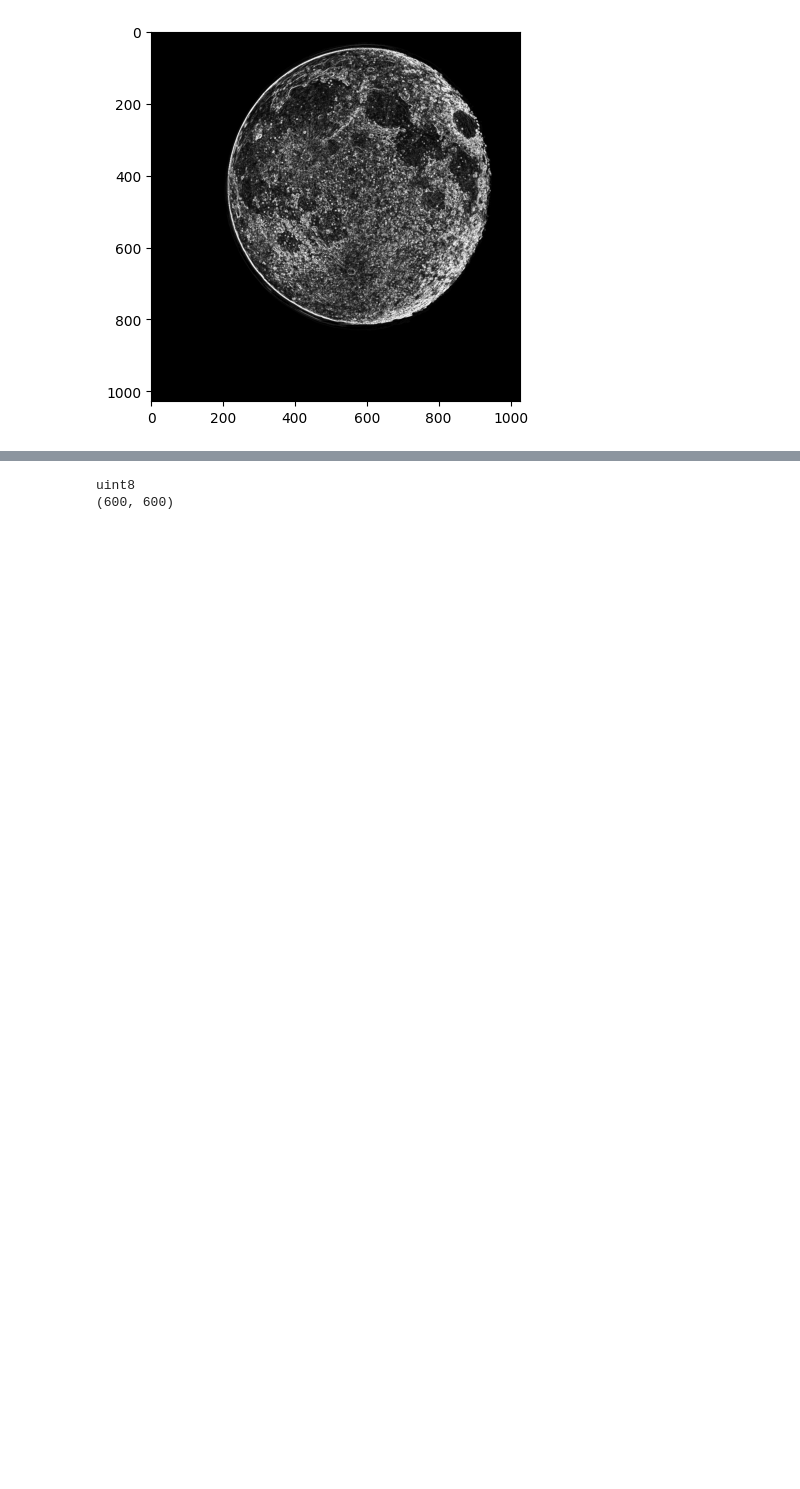
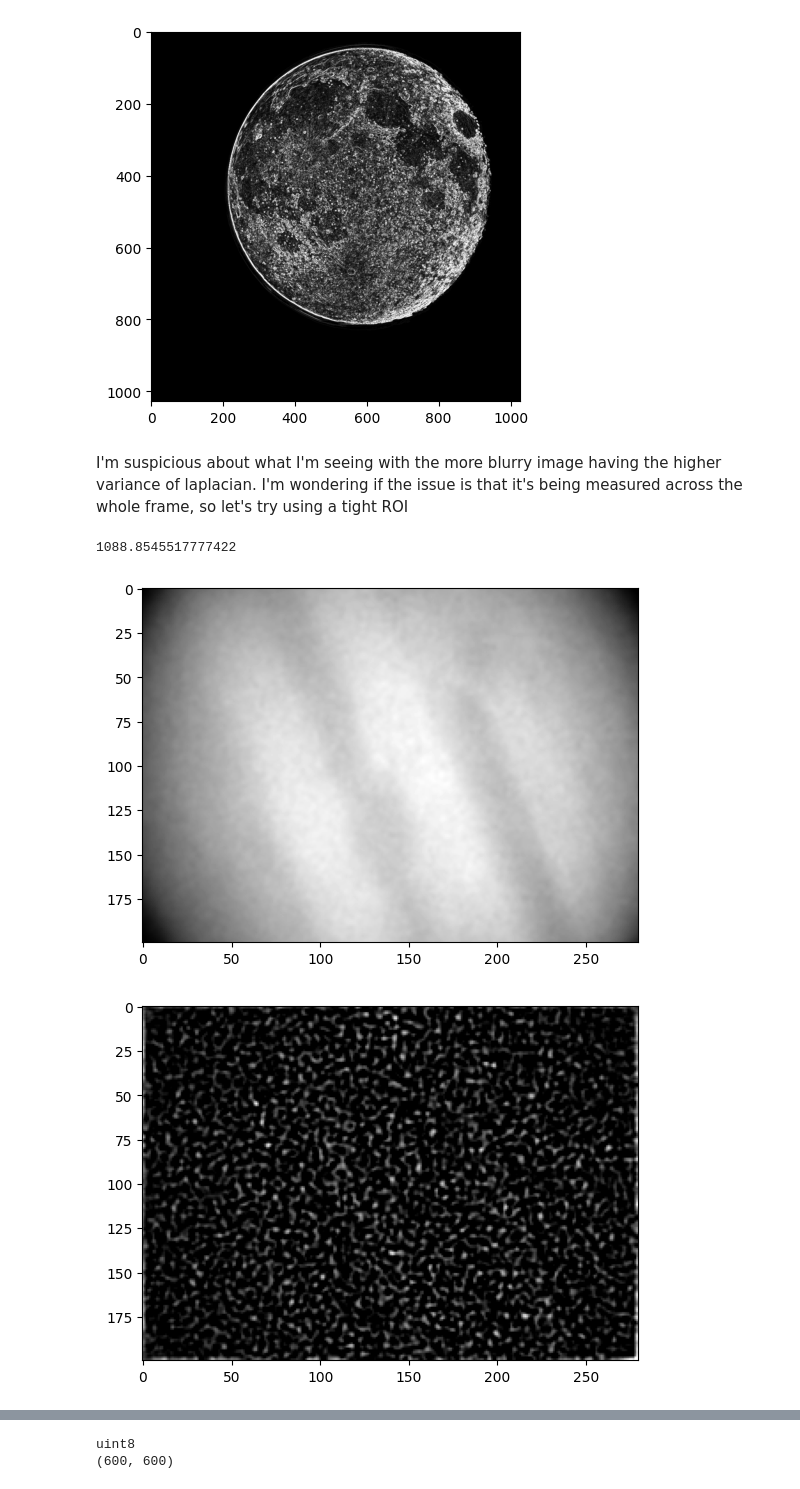
Before and after one commit to joypauls/planetary-flow, a Jupyter notebook: notebooks/global_quality_poc.ipynb, the cells around one changed output, grey strips where cells are left out. Drawn from its saved outputs; the diff is of its cells as text; code cells hidden in the pictures; blank space fills up the shorter version.

```diff
--- a/notebooks/global_quality_poc.ipynb
+++ b/notebooks/global_quality_poc.ipynb
@@ -231,3 +238,52 @@ plot(edges, False)
 # %% [output]
 [figure]
 [figure]
+# %% [markdown]
+I'm suspicious about what I'm seeing with the more blurry image having the higher variance of laplacian. I'm wondering if the issue is that it's being measured across the whole frame, so let's try using a tight ROI
+# %%
+def gradient_edges(img):
+    grad_x = cv2.Sobel(
+        lum,
+        cv2.CV_16S,
+        1,
+        0,
+        ksize=-1,
+        scale=1,
+        delta=0,
+        borderType=cv2.BORDER_DEFAULT,
+    )
+    grad_y = cv2.Sobel(
+        lum,
+        cv2.CV_16S,
+        0,
+        1,
+        ksize=-1,
+        scale=1,
+        delta=0,
+        borderType=cv2.BORDER_DEFAULT,
+    )
+    abs_grad_x = cv2.convertScaleAbs(grad_x)
+    abs_grad_y = cv2.convertScaleAbs(grad_y)
+    edges = cv2.addWeighted(abs_grad_x, 0.5, abs_grad_y, 0.5, 0)
+    return edges
+
+def crop_jupiter_to_roi(img):
+    return img[330:530, 400:680]
+# %%
+lum = cv2.cvtColor(jupiter_frame1, cv2.COLOR_BGR2LUV)[:, :, 0]
+lum = cv2.GaussianBlur(lum, (5, 5), 0)
+# lum = jupiter_frame1[:, :, 1]
+lum = crop_jupiter_to_roi(lum)
+
+
+edges = cv2.Laplacian(lum, -1, ksize=5)
+# edges = cv2.normalize(edges, None, 0, 255, cv2.NORM_MINMAX, dtype=cv2.CV_8U)
+print(edges.var())
+
+
+plot(lum, False)
+plot(edges, False)
+# %% [output]
+1088.8545517777422
+[figure, added]
+[figure, added]
```
Also changed, not shown: parts of 4 cells of this notebook, 5 other files.
